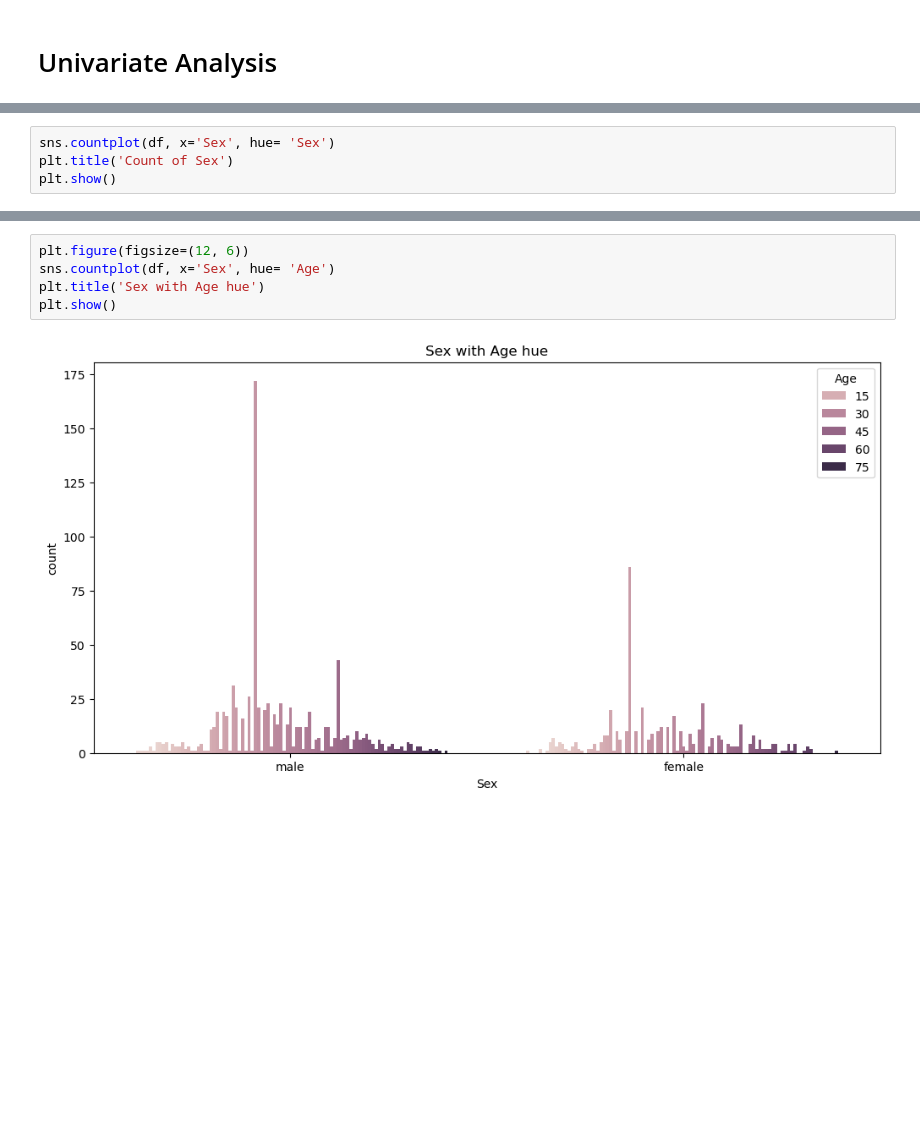
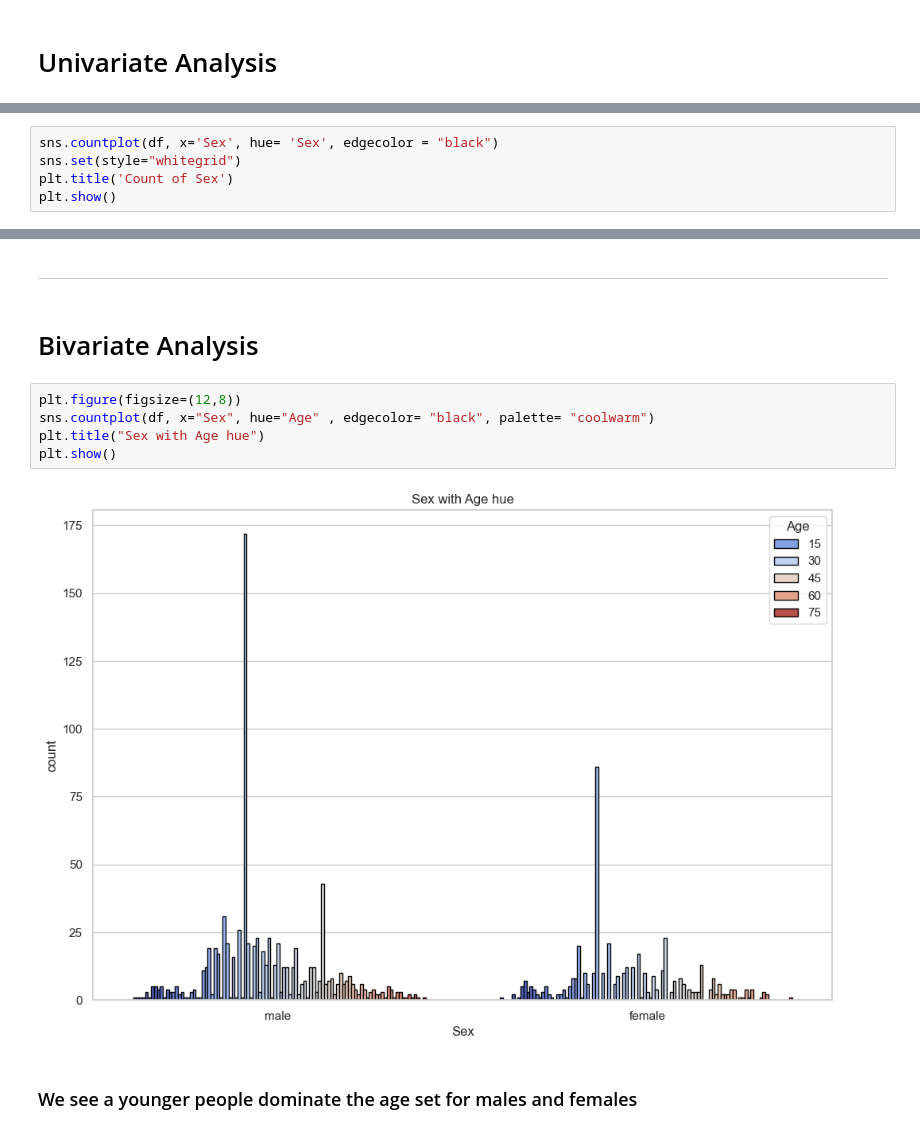
Before and after one commit to GClark89/Titanic, a Jupyter notebook: EDA.ipynb, the cells around one changed output, grey strips where cells are left out. Saved outputs shown, nothing was run; the diff lists cells and outputs as text; blank space fills up the shorter version.

```diff
--- a/EDA.ipynb
+++ b/EDA.ipynb
@@ -161,5 +202,6 @@ df.describe()
 # %%
-sns.countplot(df, x='Sex', hue= 'Sex')
+sns.countplot(df, x='Sex', hue= 'Sex', edgecolor = "black")
+sns.set(style="whitegrid")
 plt.title('Count of Sex')
 plt.show()
 # %% [output]
@@ -167,7 +228,13 @@ plt.show()
+# %% [markdown]
+---
+# %% [markdown]
+# Bivariate Analysis
 # %%
-plt.figure(figsize=(12, 6))
-sns.countplot(df, x='Sex', hue= 'Age')
-plt.title('Sex with Age hue')
+plt.figure(figsize=(12,8))
+sns.countplot(df, x="Sex", hue="Age" , edgecolor= "black", palette= "coolwarm")
+plt.title("Sex with Age hue")
 plt.show()
 # %% [output]
-[figure, old version]
+[figure, new version]
+# %% [markdown]
+### We see a younger people dominate the age set for males and females
```
Also changed, not shown: parts of 9 cells of this notebook.
